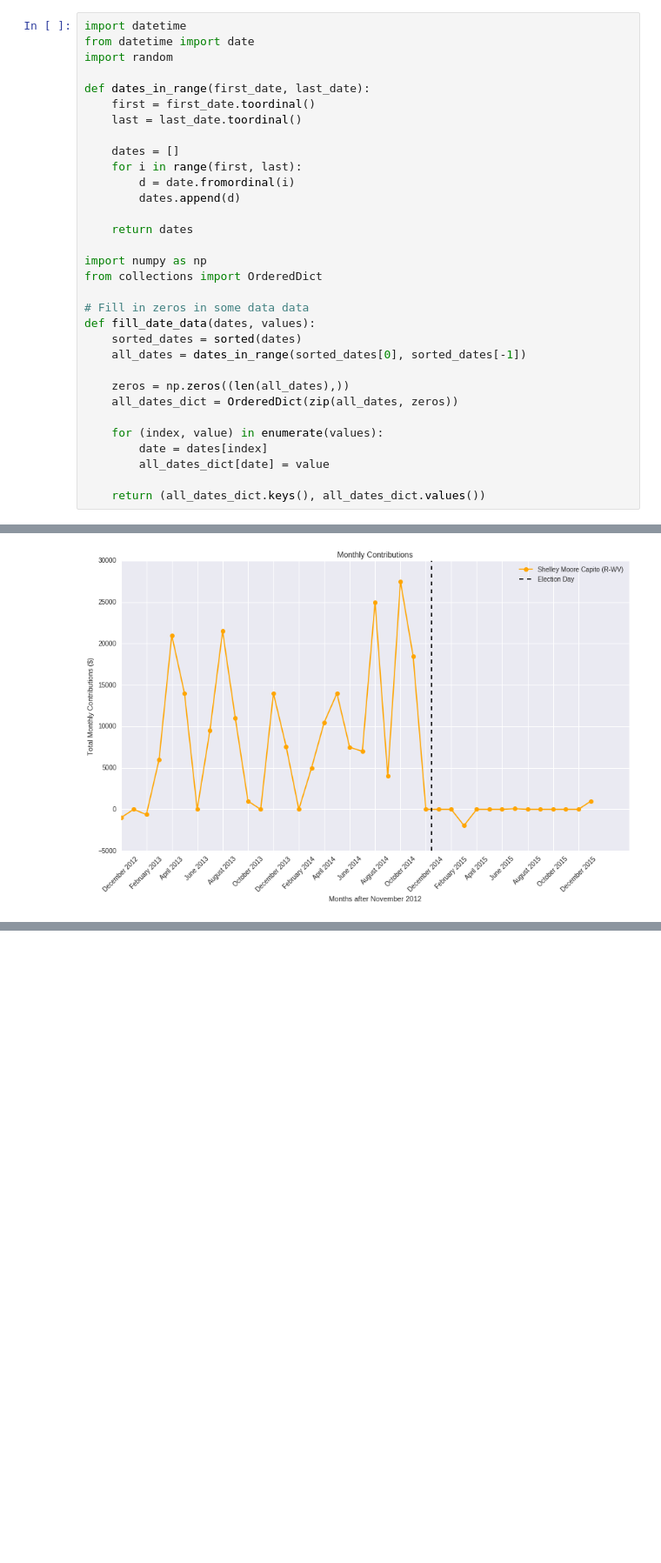
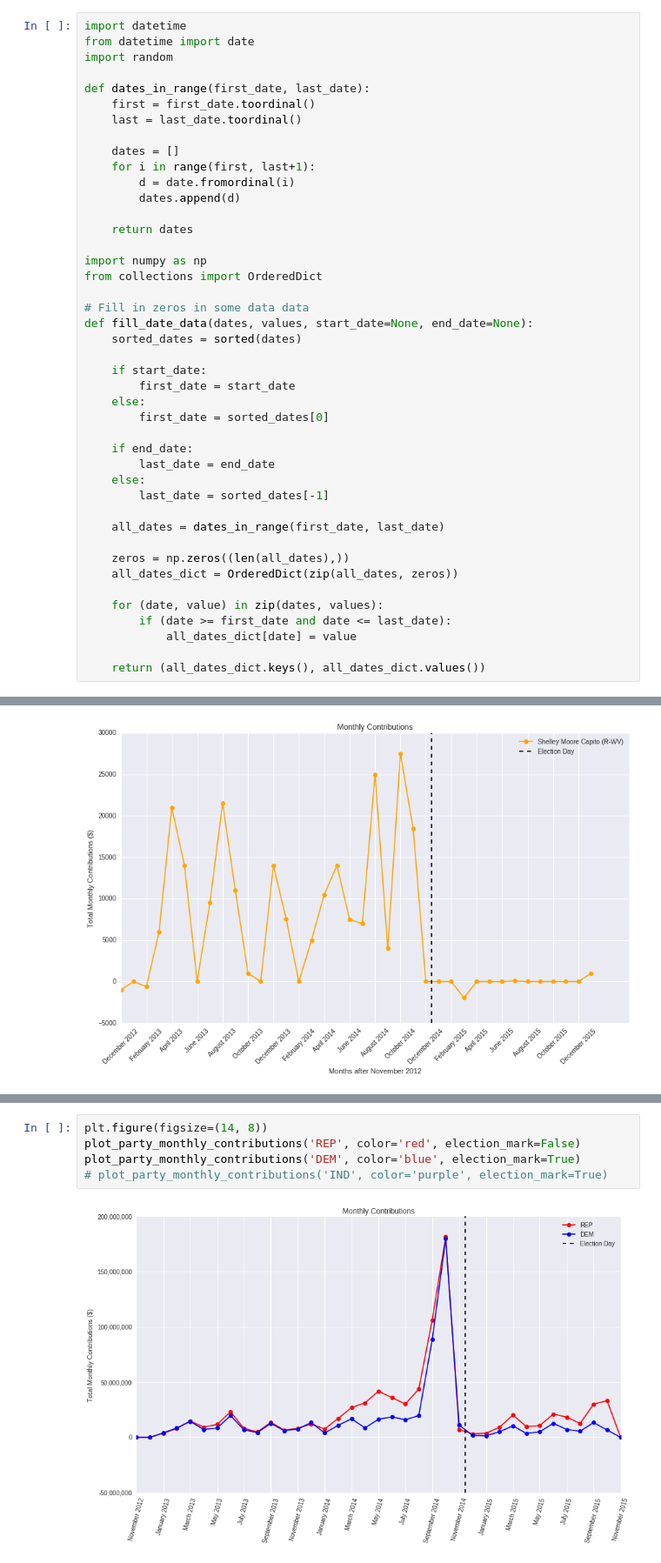
Before and after one commit to idgetto/DataScience16CTW, a Jupyter notebook: exploration/contributions.ipynb, the cells around one changed output, grey strips where cells are left out. Shown: that part at 87% size. Saved outputs shown, nothing was run; the diff lists cells and outputs as text; blank space fills up the shorter version.

Commit message:
compare monthly contributions between parties

```diff
--- a/exploration/contributions.ipynb
+++ b/exploration/contributions.ipynb
@@ -70,7 +71,7 @@ def dates_in_range(first_date, last_date):
     last = last_date.toordinal()
 
     dates = []
-    for i in range(first, last):
+    for i in range(first, last+1):
         d = date.fromordinal(i)
         dates.append(d)
 
@@ -80,16 +81,27 @@ import numpy as np
 from collections import OrderedDict
 
 # Fill in zeros in some data data
-def fill_date_data(dates, values):
+def fill_date_data(dates, values, start_date=None, end_date=None):
     sorted_dates = sorted(dates)
-    all_dates = dates_in_range(sorted_dates[0], sorted_dates[-1])
+
+    if start_date:
+        first_date = start_date
+    else:
+        first_date = sorted_dates[0]
+
+    if end_date:
+        last_date = end_date
+    else:
+        last_date = sorted_dates[-1]
+
+    all_dates = dates_in_range(first_date, last_date)
 
     zeros = np.zeros((len(all_dates),))
     all_dates_dict = OrderedDict(zip(all_dates, zeros))
 
-    for (index, value) in enumerate(values):
-        date = dates[index]
-        all_dates_dict[date] = value
+    for (date, value) in zip(dates, values):
+        if (date >= first_date and date <= last_date):
+            all_dates_dict[date] = value
 
     return (all_dates_dict.keys(), all_dates_dict.values())
 # %%
@@ -299,0 +367,7 @@ for (cand_id, cand_name) in zip(cand_ids, cand_names):
+# %%
+plt.figure(figsize=(14, 8))
+plot_party_monthly_contributions('REP', color='red', election_mark=False)
+plot_party_monthly_contributions('DEM', color='blue', election_mark=True)
+# plot_party_monthly_contributions('IND', color='purple', election_mark=True)
+# %% [output]
+[figure, added]
```
Also changed, not shown: parts of 2 cells of this notebook.
